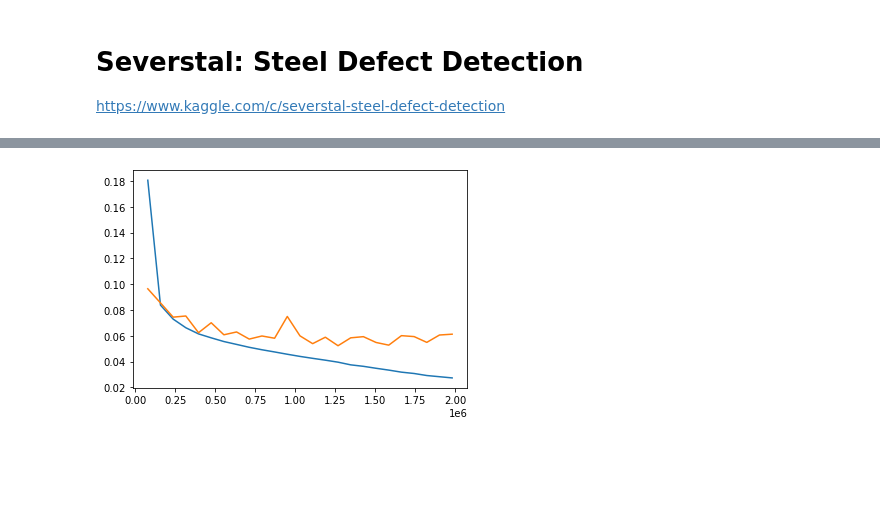
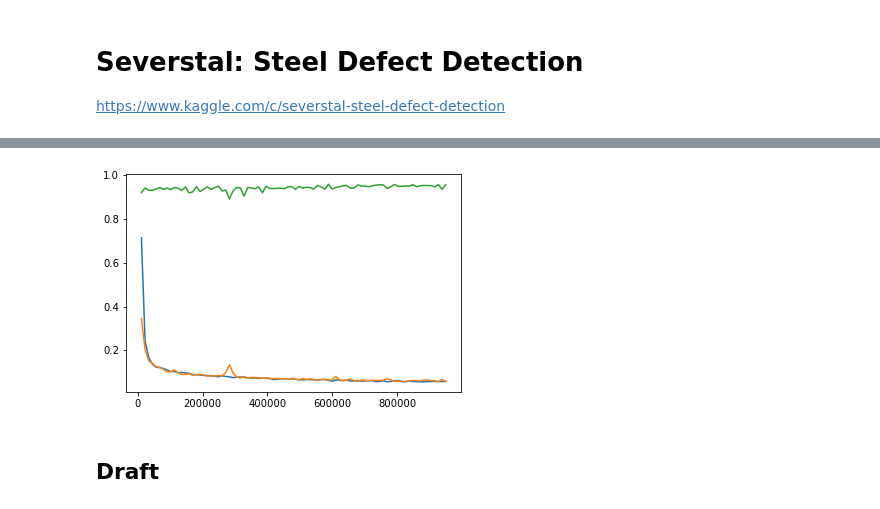
Before and after one commit to igonij/severstal, a Jupyter notebook: severstal.ipynb, the cells around one changed output, grey strips where cells are left out. Saved outputs shown, nothing was run; the diff lists cells and outputs as text; code cells hidden in the pictures; blank space fills up the shorter version.

```diff
--- a/severstal.ipynb
+++ b/severstal.ipynb
@@ -47,11 +47,11 @@ img_mean = (0.3438812517320017,)
 img_std = (0.13965334396720055,)
 
 transform_train = T.Compose([
-#     RandomCrop(FRAME_SIZE),
-#     RandomVerticalFlip(0.5),
-#     RandomHorizontalFlip(0.5),
-    T.ToTensor(),
-    T.Normalize(mean=img_mean, std=img_std)
+    RandomCrop(FRAME_SIZE),
+    RandomVerticalFlip(0.5),
+    RandomHorizontalFlip(0.5),
+    ToTensor(),
+    Normalize(mean=img_mean, std=img_std)
 ])
 
 transform_val = T.Compose([
@@ -64,7 +64,7 @@ imglist = os.listdir(TRAIN_PATH)
 imglist_train, imglist_val = train_test_split(imglist, test_size=0.1, random_state=42)
 
 # Datasets
-ds_train = SteelFramesDataset(TRAIN_PATH, imglist_train, masks_csv='train.csv', transform=transform_train)
+ds_train = ImagesDataset(TRAIN_PATH, imglist_train, masks_csv='train.csv', transform=transform_train)
 ds_val = SteelFramesDataset(TRAIN_PATH, imglist_val, masks_csv='train.csv', transform=transform_val)
 # %%
 params_loader = {
@@ -100,12 +100,13 @@ detector = Detector(unet, device)
 %%time
 
 params_train = {
-    'epochs': 25,
+    'epochs': NUM_FRAMES * 12,
     'print_every': 0,
     'lr': 0.0001,
 }
 
-loss_fun = torch.nn.CrossEntropyLoss()
+loss_wts = torch.tensor([1.0, 2.0, 2.0, 1.0, 1.5]).to(device)
+loss_fun = torch.nn.CrossEntropyLoss(weight=loss_wts)
 
 detector.fit(loader_train, loader_val, loss_fun, **params_train)
 # %% [output]
@@ -137,10 +138,11 @@ Val Dice score:  0.9535962942581663
 # %%
 plt.plot(
     detector.n_frames, detector.loss_history,
     detector.n_frames, detector.val_loss_history,
+    detector.n_frames, detector.val_dice_history
 );
 # %% [output]
-[figure, old version]
+[figure, new version]
 # %%
 # Save weights
 # Final state
@@ -153,3 +156,5 @@ torch.save(detector.model.state_dict(), os.path.join(MODEL_PATH, fname_wts_final
 # %%
 # Load weights
 detector.model.load_state_dict(torch.load(os.path.join(MODEL_PATH, 'unetd_D5F16E1_final.pth')))
+# %% [markdown]
+## Draft
```
Also changed, not shown: parts of 2 cells of this notebook, 1 other file.
